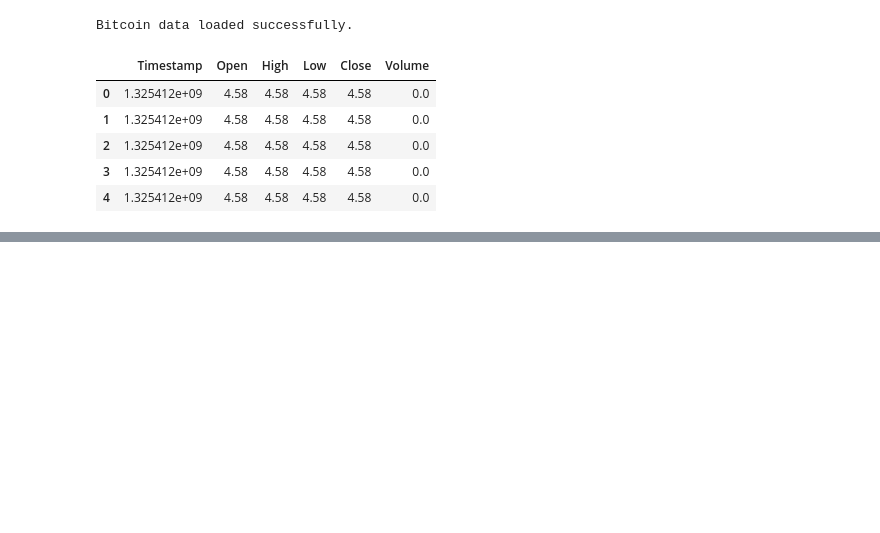
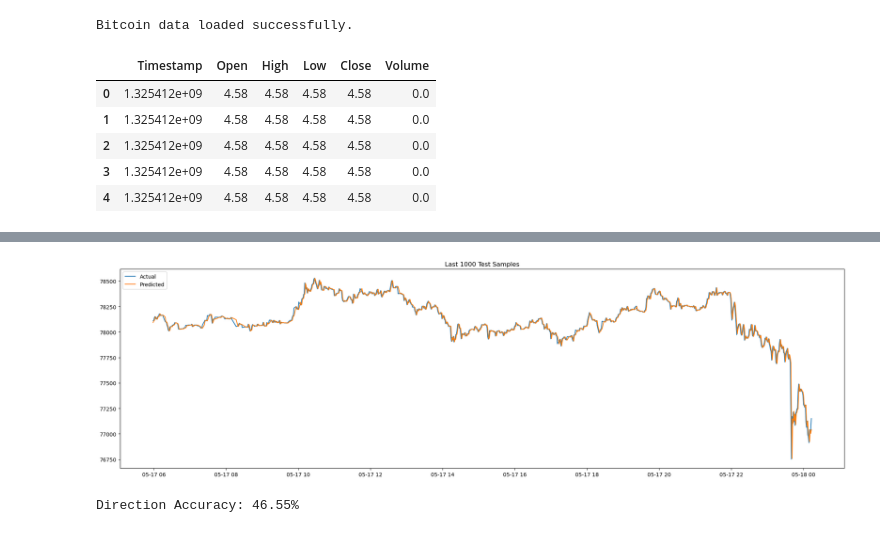
Before and after one commit to willelol04/bitcoin-predictor, a Jupyter notebook: main.ipynb, the cells around one changed output, grey strips where cells are left out. Saved outputs shown, nothing was run; the diff lists cells and outputs as text; code cells hidden in the pictures; blank space fills up the shorter version.

```diff
--- a/main.ipynb
+++ b/main.ipynb
@@ -214,0 +691,34 @@ plt.show()
+# %%
+last_n = 1000
+plt.figure(figsize=(20, 6))
+
+plt.plot(
+    test_plot_time.iloc[-last_n:],
+    y_test_actual.iloc[-last_n:],
+    label='Actual'
+)
+
+plt.plot(
+    test_plot_time.iloc[-last_n:],
+    test_preds_actual[-last_n:],
+    label='Predicted'
+)
+
+plt.title(f'Last {last_n} Test Samples')
+plt.legend(loc='upper left')
+
+plt.tight_layout()
+plt.show()
+# %% [output]
+[figure, added]
+# %%
+direction_correct = (
+    np.sign(test_return_preds) ==
+    np.sign(y_test.values)
+)
+
+direction_accuracy = direction_correct.mean()
+
+print(f"Direction Accuracy: {direction_accuracy:.2%}")
+# %% [output]
+Direction Accuracy: 46.55%
```
Also changed, not shown: parts of 11 cells of this notebook, 3 other files.
